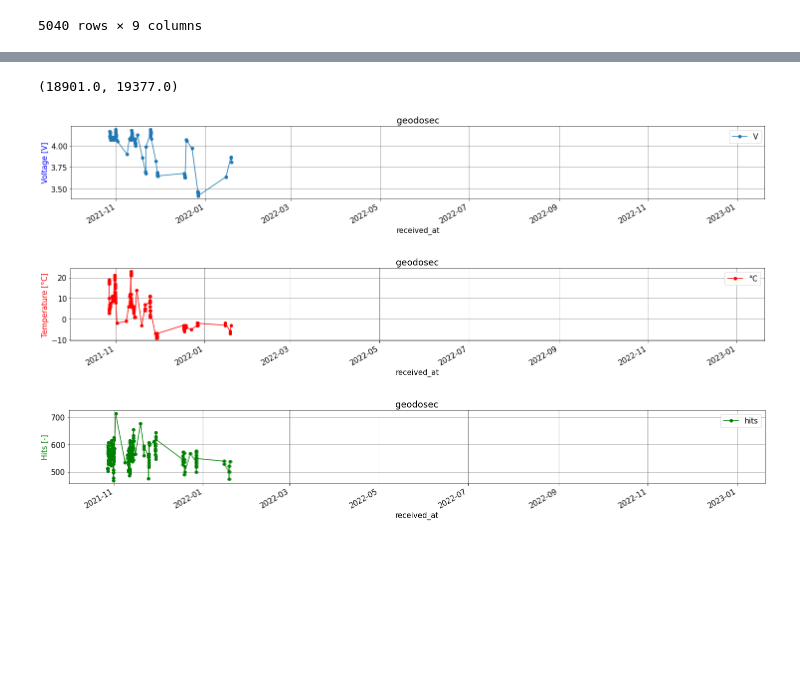
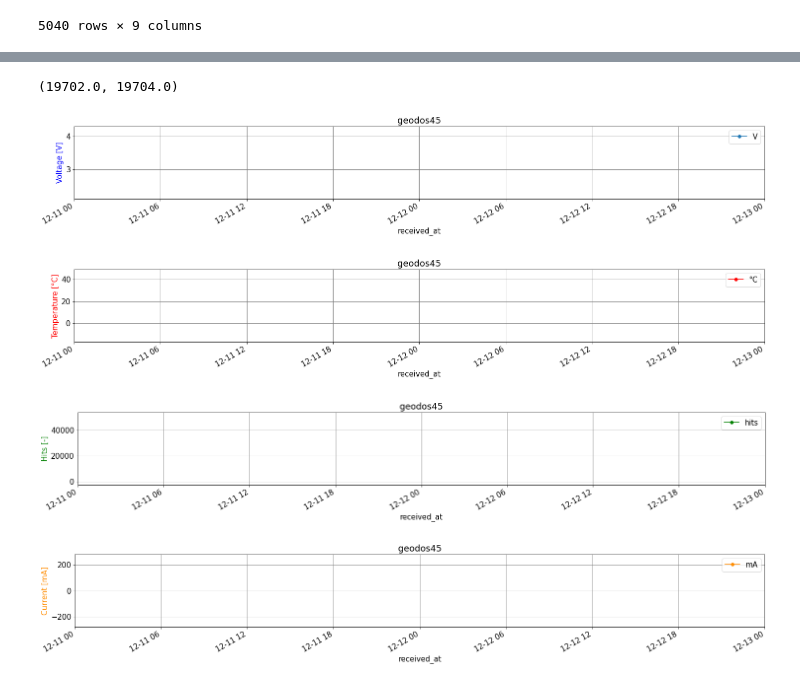
Before and after one commit to ODZ-UJF-AV-CR/GEODOS01, a Jupyter notebook: notebooks/Plot GEODOS telemetry.ipynb, the cells around one changed output, grey strips where cells are left out. Cells and saved outputs as stored; diff of their text form; code cells hidden in the pictures; blank space fills up the shorter version.

```diff
--- a/notebooks/Plot GEODOS telemetry.ipynb
+++ b/notebooks/Plot GEODOS telemetry.ipynb
@@ -79,34 +77,43 @@ for dev_id in np.unique(df["device_id"]):
 # %%
 DEVID = 'geodosec'
+#DEVID = 'geodos70'
+#DEVID = 'geodos86'
+DEVID = 'geodosdd'
+DEVID = 'geodos45'
 
-FROM = '2021-10-01'
-TO = '2023-01-20'
+FROM = '2023-12-11'
+TO = '2023-12-13'
 
 df = pd.DataFrame(payloads_from_json_log("/storage/stations/GEODOS/*.json"))
 df["received_at"] = pd.to_datetime(df["received_at"])
 
 
 #plt.figure(figsize=(10,1))
 #plt.tight_layout()
 matplotlib.rcParams.update({'font.size': 15})
 
 df_filtered = df[df["device_id"] == DEVID]
 
 # some plots...
 df_filtered.plot("received_at", "V", figsize=(25, 3), title=DEVID, marker='o')
 plt.ylabel('Voltage [V]', color='blue')
-plt.grid(b=True, which='major', color='grey', linestyle='-')
+plt.grid(visible=True, which='major', color='grey', linestyle='-')
 plt.xlim(FROM,TO)
 df_filtered.plot("received_at", "°C", figsize=(25, 3), title=DEVID, color='red', marker='o')
 plt.ylabel('Temperature [°C]', color='red')
-plt.grid(b=True, which='major', color='grey', linestyle='-')
+plt.grid(visible=True, which='major', color='grey', linestyle='-')
 plt.xlim(FROM,TO)
 df_filtered.plot("received_at", "hits", figsize=(25, 3), title=DEVID, color='green', marker='o')
 plt.ylabel('Hits [-]', color='green')
-plt.grid(b=True, which='major', color='grey', linestyle='-')
+plt.grid(visible=True, which='major', color='grey', linestyle='-')
 plt.xlim(FROM,TO)
+df_filtered.plot("received_at", "mA", figsize=(25, 3), title=DEVID, color='darkorange', marker='o')
+plt.ylabel('Current [mA]', color='darkorange')
+plt.grid(visible=True, which='major', color='grey', linestyle='-')
+plt.xlim(FROM,TO)
 # %% [output]
-(18901.0, 19377.0)
+(19702.0, 19704.0)
-[figure, old version]
+[figure, new version]
-[figure, old version]
+[figure, new version]
-[figure, old version]
+[figure, new version]
+[figure, added]
```
Also changed, not shown: parts of 6 cells of this notebook, 5 other files.
